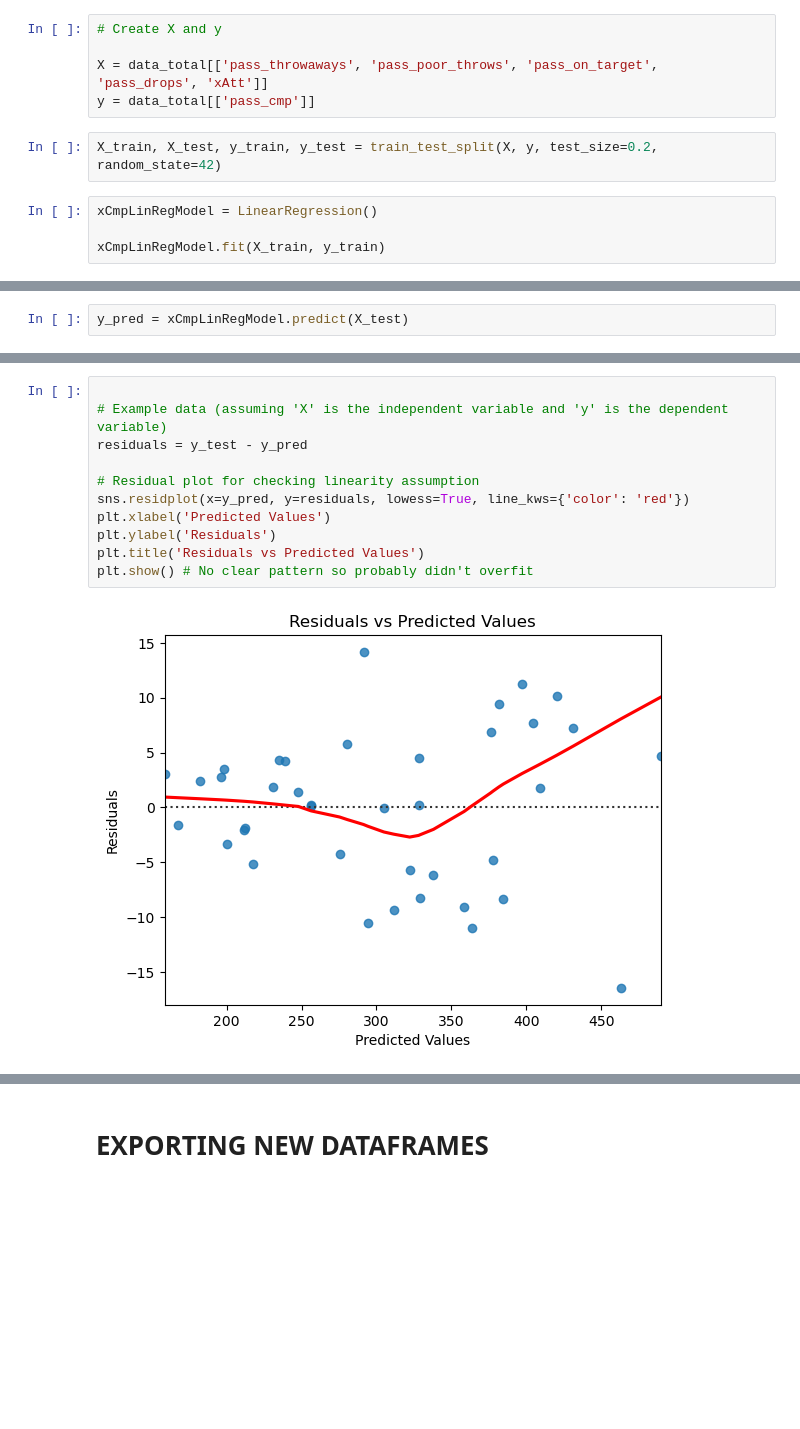
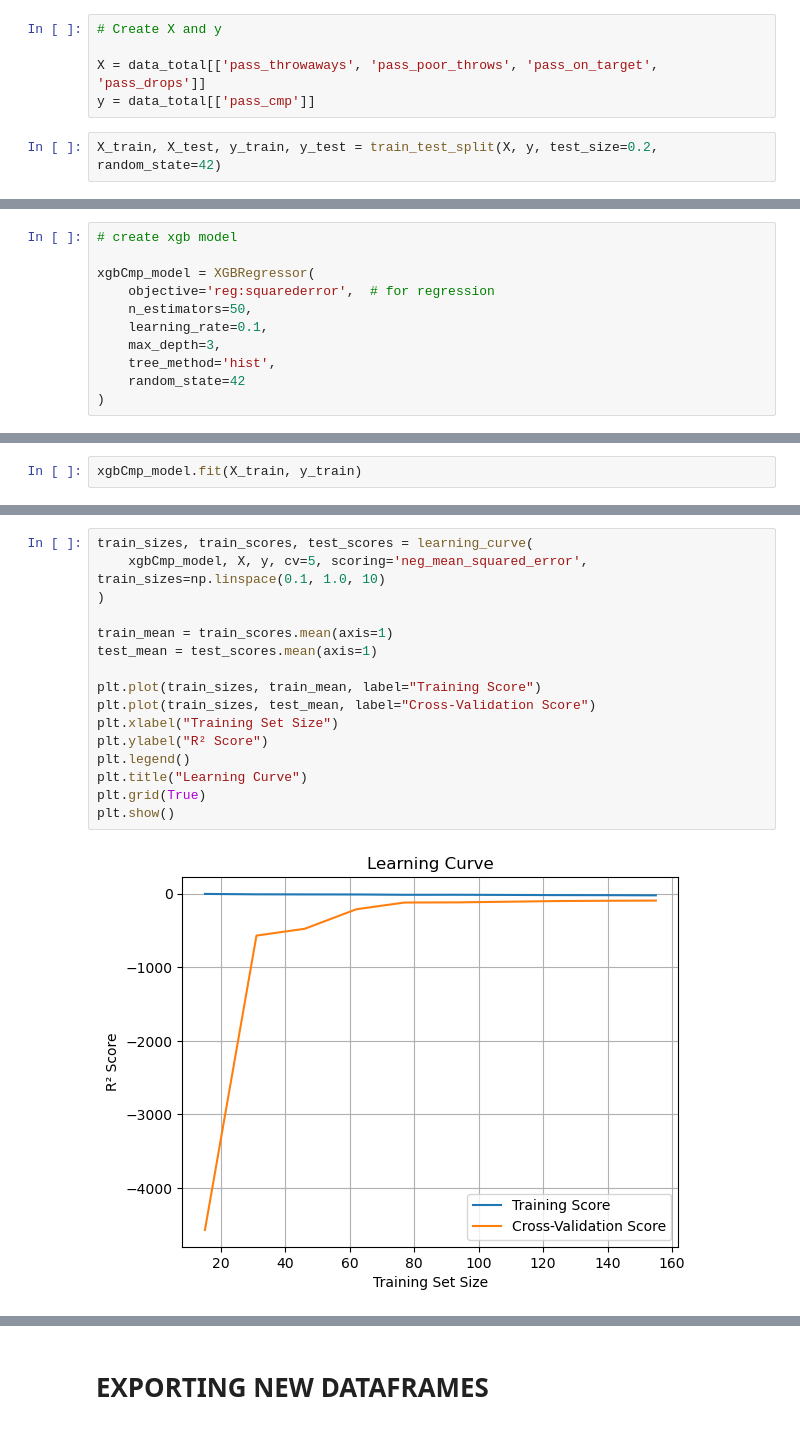
Before and after one commit to Stat-Wars/xCmp, a Jupyter notebook: xCmp.ipynb, the cells around one changed output, grey strips where cells are left out. Drawn from its saved outputs; the diff is of its cells as text; blank space fills up the shorter version.

Commit message:
removed bad lin reg model, replaced it with xgboost model

```diff
--- a/xCmp.ipynb
+++ b/xCmp.ipynb
@@ -170,11 +206,7 @@ Index(['name_display', 'team_name_abbr', 'pass_cmp', 'pass_att',
 # %%
 # Create X and y
 
-X = data_total[['pass_throwaways', 'pass_poor_throws', 'pass_on_target', 'pass_drops', 'xAtt']]
+X = data_total[['pass_throwaways', 'pass_poor_throws', 'pass_on_target', 'pass_drops']]
 y = data_total[['pass_cmp']]
 # %%
 X_train, X_test, y_train, y_test = train_test_split(X, y, test_size=0.2, random_state=42)
-# %%
-xCmpLinRegModel = LinearRegression()
-
-xCmpLinRegModel.fit(X_train, y_train)
@@ -183,2 +213,11 @@ LinearRegression()
 # %%
-y_pred = xCmpLinRegModel.predict(X_test)
+# create xgb model
+
+xgbCmp_model = XGBRegressor(
+    objective='reg:squarederror',  # for regression
+    n_estimators=50,
+    learning_rate=0.1,
+    max_depth=3,
+    tree_method='hist',
+    random_state=42
+)
@@ -190,0 +224,2 @@ Coefficients: [[ 0.007313   -0.24328416  0.70941388 -0.90911175  0.22817045]]
+# %%
+xgbCmp_model.fit(X_train, y_train)
@@ -207,13 +288,18 @@ Root Mean Squared Error (RMSE): 7.304018785200781
 # %%
+train_sizes, train_scores, test_scores = learning_curve(
+    xgbCmp_model, X, y, cv=5, scoring='neg_mean_squared_error', train_sizes=np.linspace(0.1, 1.0, 10)
+)
 
-# Example data (assuming 'X' is the independent variable and 'y' is the dependent variable)
-residuals = y_test - y_pred
+train_mean = train_scores.mean(axis=1)
+test_mean = test_scores.mean(axis=1)
 
-# Residual plot for checking linearity assumption
-sns.residplot(x=y_pred, y=residuals, lowess=True, line_kws={'color': 'red'})
-plt.xlabel('Predicted Values')
-plt.ylabel('Residuals')
-plt.title('Residuals vs Predicted Values')
-plt.show() # No clear pattern so probably didn't overfit
+plt.plot(train_sizes, train_mean, label="Training Score")
+plt.plot(train_sizes, test_mean, label="Cross-Validation Score")
+plt.xlabel("Training Set Size")
+plt.ylabel("R² Score")
+plt.legend()
+plt.title("Learning Curve")
+plt.grid(True)
+plt.show()
 # %% [output]
-[figure, old version]
+[figure, new version]
```
Also changed, not shown: parts of 25 cells of this notebook.
